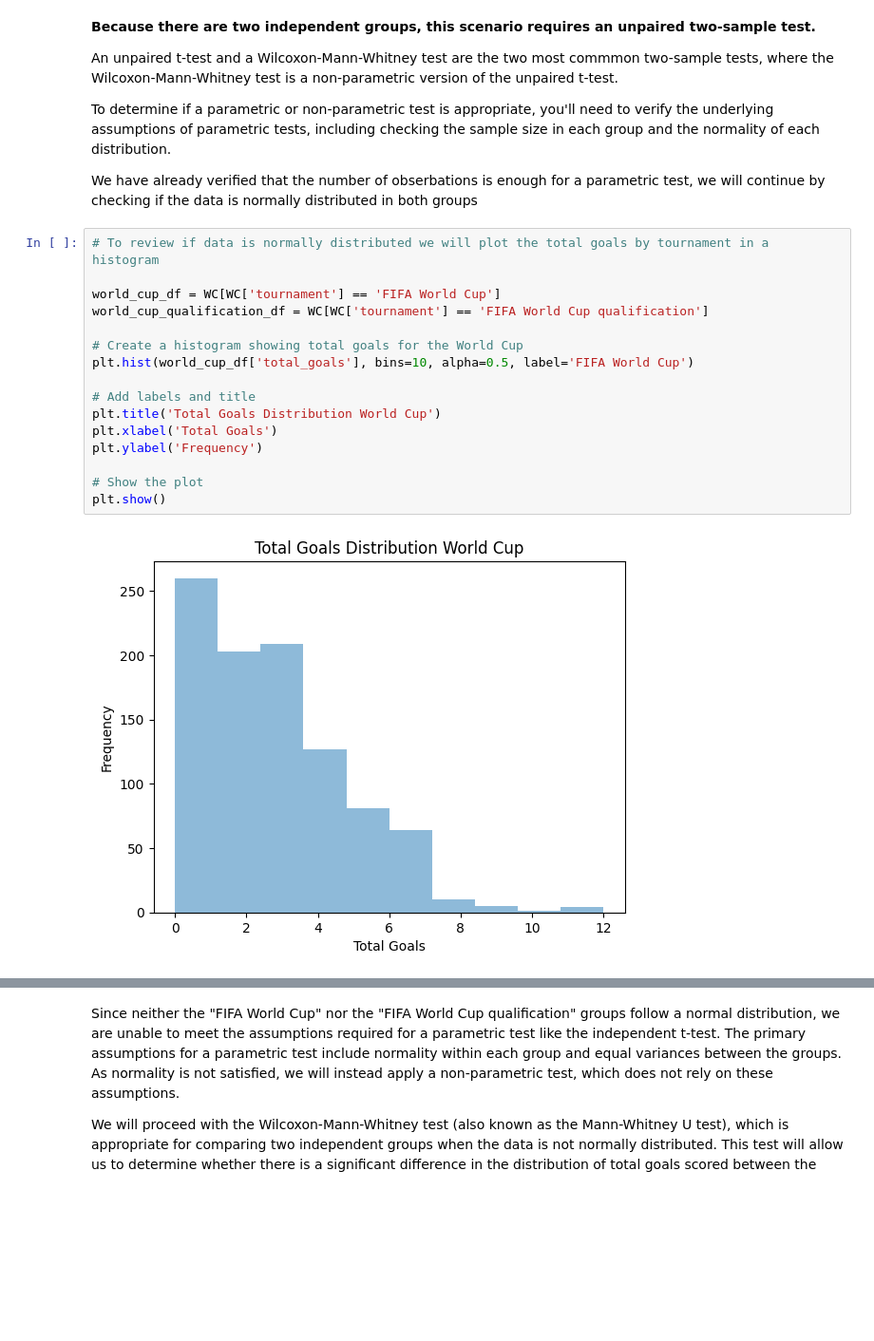
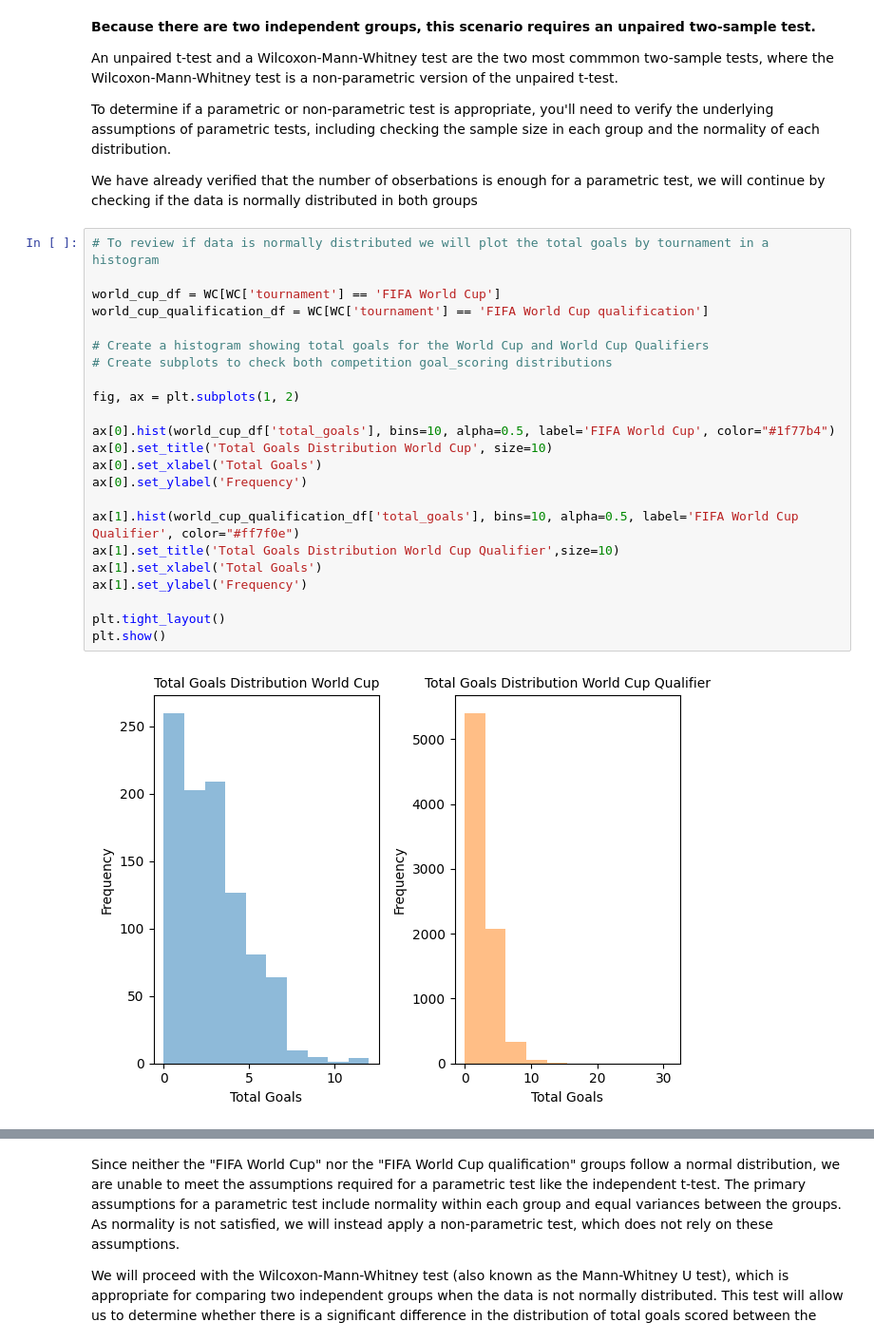
Before and after one commit to AndresAlvarez1999/fifa-world-cup-hypothesis-testing-python, a Jupyter notebook: World_Cup_Goals_Hypothesis_Testing.ipynb, the cells around one changed output, grey strips where cells are left out. Shown: that part at 95% size. Drawn from its saved outputs; the diff is of its cells as text; blank space fills up the shorter version.

```diff
--- a/World_Cup_Goals_Hypothesis_Testing.ipynb
+++ b/World_Cup_Goals_Hypothesis_Testing.ipynb
@@ -199,18 +199,25 @@ We have already verified that the number of obserbations is enough for a paramet
 # %%
 # To review if data is normally distributed we will plot the total goals by tournament in a histogram
 
 world_cup_df = WC[WC['tournament'] == 'FIFA World Cup']
 world_cup_qualification_df = WC[WC['tournament'] == 'FIFA World Cup qualification']
 
-# Create a histogram showing total goals for the World Cup
-plt.hist(world_cup_df['total_goals'], bins=10, alpha=0.5, label='FIFA World Cup')
+# Create a histogram showing total goals for the World Cup and World Cup Qualifiers
+# Create subplots to check both competition goal_scoring distributions
 
-# Add labels and title
-plt.title('Total Goals Distribution World Cup')
-plt.xlabel('Total Goals')
-plt.ylabel('Frequency')
+fig, ax = plt.subplots(1, 2)
 
-# Show the plot
+ax[0].hist(world_cup_df['total_goals'], bins=10, alpha=0.5, label='FIFA World Cup', color="#1f77b4")
+ax[0].set_title('Total Goals Distribution World Cup', size=10)
+ax[0].set_xlabel('Total Goals')
+ax[0].set_ylabel('Frequency')
+
+ax[1].hist(world_cup_qualification_df['total_goals'], bins=10, alpha=0.5, label='FIFA World Cup Qualifier', color="#ff7f0e")
+ax[1].set_title('Total Goals Distribution World Cup Qualifier',size=10)
+ax[1].set_xlabel('Total Goals')
+ax[1].set_ylabel('Frequency')
+
+plt.tight_layout()
 plt.show()
 # %% [output]
-[figure, old version]
+[figure, new version]
```
Also changed, not shown: parts of 3 cells of this notebook.
